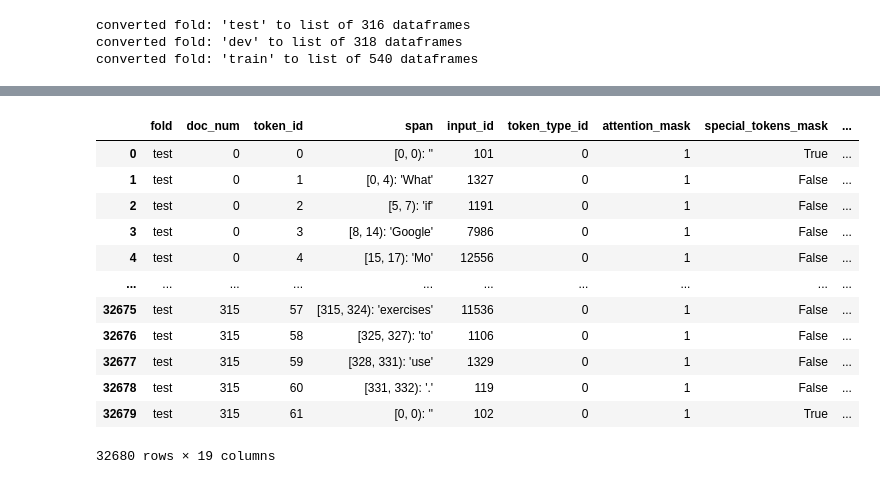
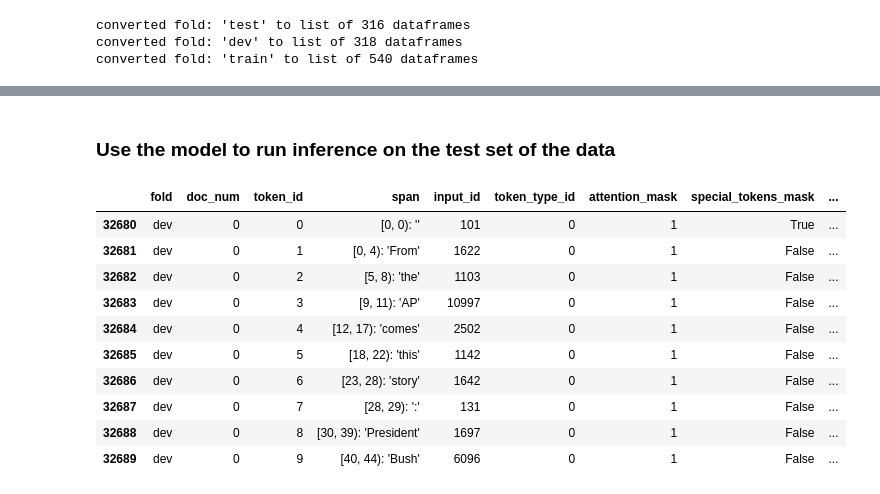
Before and after one commit to CODAIT/text-extensions-for-pandas, a Jupyter notebook: notebooks/Read_conllu_Files.ipynb, the cells around one changed output, grey strips where cells are left out. Saved outputs shown, nothing was run; the diff lists cells and outputs as text; code cells hidden in the pictures.

```diff
--- a/notebooks/Read_CoNLL-U_files.ipynb
+++ b/notebooks/Read_conllu_Files.ipynb
@@ -225,8 +241,0 @@ embeddings_df
-# %%
-# make the above process into a method for use on the whole dataset:
-def preprocess_document(document, tokenizer,bert):
-    temp = tp.io.bert.make_bert_tokens(document.loc[0,'span'].target_text, tokenizer)
-    spans = tp.TokenSpanArray.align_to_tokens(temp["span"],document["span"])
-    temp[["postag_iob","postag"]] = tp.io.conll.spans_to_iob(spans,document["upostag"])
-    temp = tp.io.conll.add_token_classes(temp,upostag_dtype,iob_col_name = "postag_iob",entity_type_col_name="postag")
-    return tp.io.bert.add_embeddings(temp, bert)
@@ -246,0 +246,20 @@ IntProgress(value=0, description='Starting...', layout=Layout(width='100%'), max
+# %%
+# make a method to take care of preprocessing steps: 3-6
+def preprocess_document(document, tokenizer,bert):
+    # create BERT compatible tokens using our tokenizer
+    temp = tp.io.bert.make_bert_tokens(document.loc[0,'span'].target_text, tokenizer)
+    # re-correlate our original spans with their bert-compatible equivalents
+    spans = tp.TokenSpanArray.align_to_tokens(temp["span"],document["span"])
+    temp["postag"] = tp.io.conll.spans_to_iob(spans,document["upostag"]).drop(columns = ["ent_iob"])
+    # now translate from text tags to postag
+    temp['postag'].fillna('X',inplace=True) # in our Labels, 'X' is a standin for "N/A" so convert N/A's to 'X'
+    temp['postag'].astype(upostag_dtype,copy=False)
+    temp["postag_id"] = temp['postag'].apply(lambda t: upostag_dict[str(t)])
+    return tp.io.bert.add_embeddings(temp, bert)
+
+# now preprocess the whole corpus:
+bert_docs_by_fold = {}
+for fold in fold_docs.keys():
+    docs = fold_docs[fold]
+    print(f"processing fold {fold}")
+    bert_docs_by_fold[fold] = tp.jupyter.run_with_progress_bar(len(docs),lambda i: preprocess_document(docs[i],tokenizer,bert))
@@ -307,7 +316,7 @@ base_pipeline = sklearn.pipeline.Pipeline([
 ])
 
 X_train = train_df["embedding"].values
-Y_train = train_df["token_class_id"]
+Y_train = train_df["postag_id"]
 base_model = base_pipeline.fit(X_train, Y_train)
 base_model
 # %% [output]
@@ -327,28 +342,28 @@ Pipeline(steps=[('mlogreg',
+# %% [markdown]
+### Use the model to run inference on the test set of the data
 # %%
 def infer_on_df(df: pd.DataFrame, id_to_class_dict, predictor):
     result_df = df.copy()
     raw_outputs = tp.TensorArray(predictor.predict_proba(result_df["embedding"]))
     result_df["p_id"] = np.argmax(raw_outputs, axis=1)
     result_df["p_postag"]= result_df["p_id"].apply(lambda p_id: id_to_class_dict[p_id])
-    iobs, types = tp.io.conll.decode_class_labels(result_df ["p_postag"].values)
-    result_df["p_iob"] = iobs
-    result_df["p_type"] = types
+#     iobs, types = tp.io.conll.decode_class_labels(result_df ["p_postag"].values)
+#     result_df["p_iob"] = iobs
+#     result_df["p_type"] = types
     result_df["raw_output"] = raw_outputs
     return result_df
 
-dev_results = infer_on_df(corpus_df[corpus_df["fold"] == "test"],upostag_list,base_model)
-dev_results
+dev_results = infer_on_df(corpus_df[corpus_df["fold"] == "dev"],upostags_list,base_model)
+dev_results.head(10)
 # %% [output]
 |  | fold | doc_num | token_id | span | input_id | token_type_id | attention_mask | special_tokens_mask | ... |
-| 0 | test | 0 | 0 | [0, 0): '' | 101 | 0 | 1 | True | ... |
-| 1 | test | 0 | 1 | [0, 4): 'What' | 1327 | 0 | 1 | False | ... |
-| 2 | test | 0 | 2 | [5, 7): 'if' | 1191 | 0 | 1 | False | ... |
-| 3 | test | 0 | 3 | [8, 14): 'Google' | 7986 | 0 | 1 | False | ... |
-| 4 | test | 0 | 4 | [15, 17): 'Mo' | 12556 | 0 | 1 | False | ... |
-| ... | ... | ... | ... | ... | ... | ... | ... | ... | ... |
-| 32675 | test | 315 | 57 | [315, 324): 'exercises' | 11536 | 0 | 1 | False | ... |
-| 32676 | test | 315 | 58 | [325, 327): 'to' | 1106 | 0 | 1 | False | ... |
-| 32677 | test | 315 | 59 | [328, 331): 'use' | 1329 | 0 | 1 | False | ... |
-| 32678 | test | 315 | 60 | [331, 332): '.' | 119 | 0 | 1 | False | ... |
-| 32679 | test | 315 | 61 | [0, 0): '' | 102 | 0 | 1 | True | ... |
+| 32680 | dev | 0 | 0 | [0, 0): '' | 101 | 0 | 1 | True | ... |
+| 32681 | dev | 0 | 1 | [0, 4): 'From' | 1622 | 0 | 1 | False | ... |
+| 32682 | dev | 0 | 2 | [5, 8): 'the' | 1103 | 0 | 1 | False | ... |
+| 32683 | dev | 0 | 3 | [9, 11): 'AP' | 10997 | 0 | 1 | False | ... |
+| 32684 | dev | 0 | 4 | [12, 17): 'comes' | 2502 | 0 | 1 | False | ... |
+| 32685 | dev | 0 | 5 | [18, 22): 'this' | 1142 | 0 | 1 | False | ... |
+| 32686 | dev | 0 | 6 | [23, 28): 'story' | 1642 | 0 | 1 | False | ... |
+| 32687 | dev | 0 | 7 | [28, 29): ':' | 131 | 0 | 1 | False | ... |
+| 32688 | dev | 0 | 8 | [30, 39): 'President' | 1697 | 0 | 1 | False | ... |
+| 32689 | dev | 0 | 9 | [40, 44): 'Bush' | 6096 | 0 | 1 | False | ... |
-32680 rows × 19 columns
```
Also changed, not shown: parts of 23 cells of this notebook.
